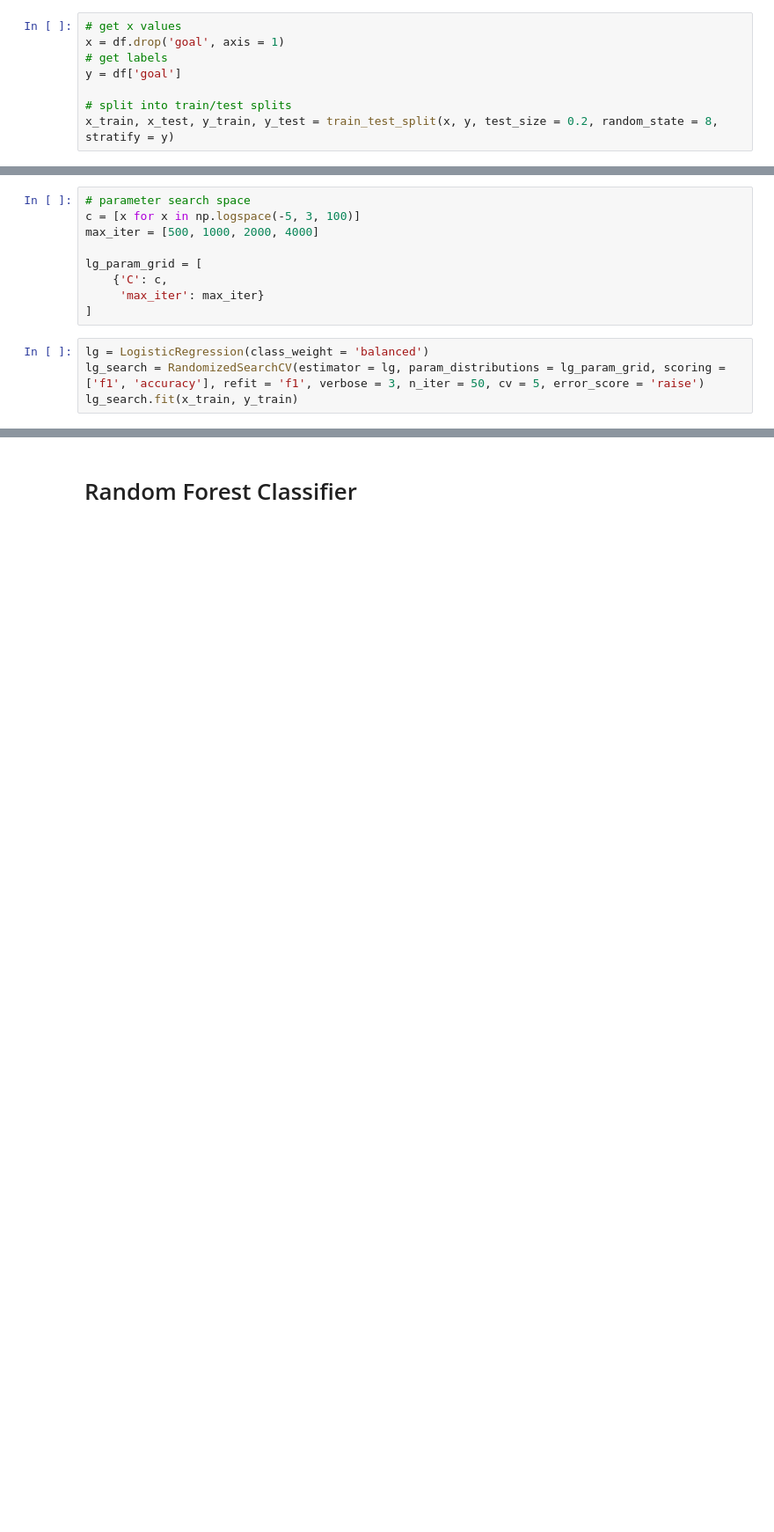
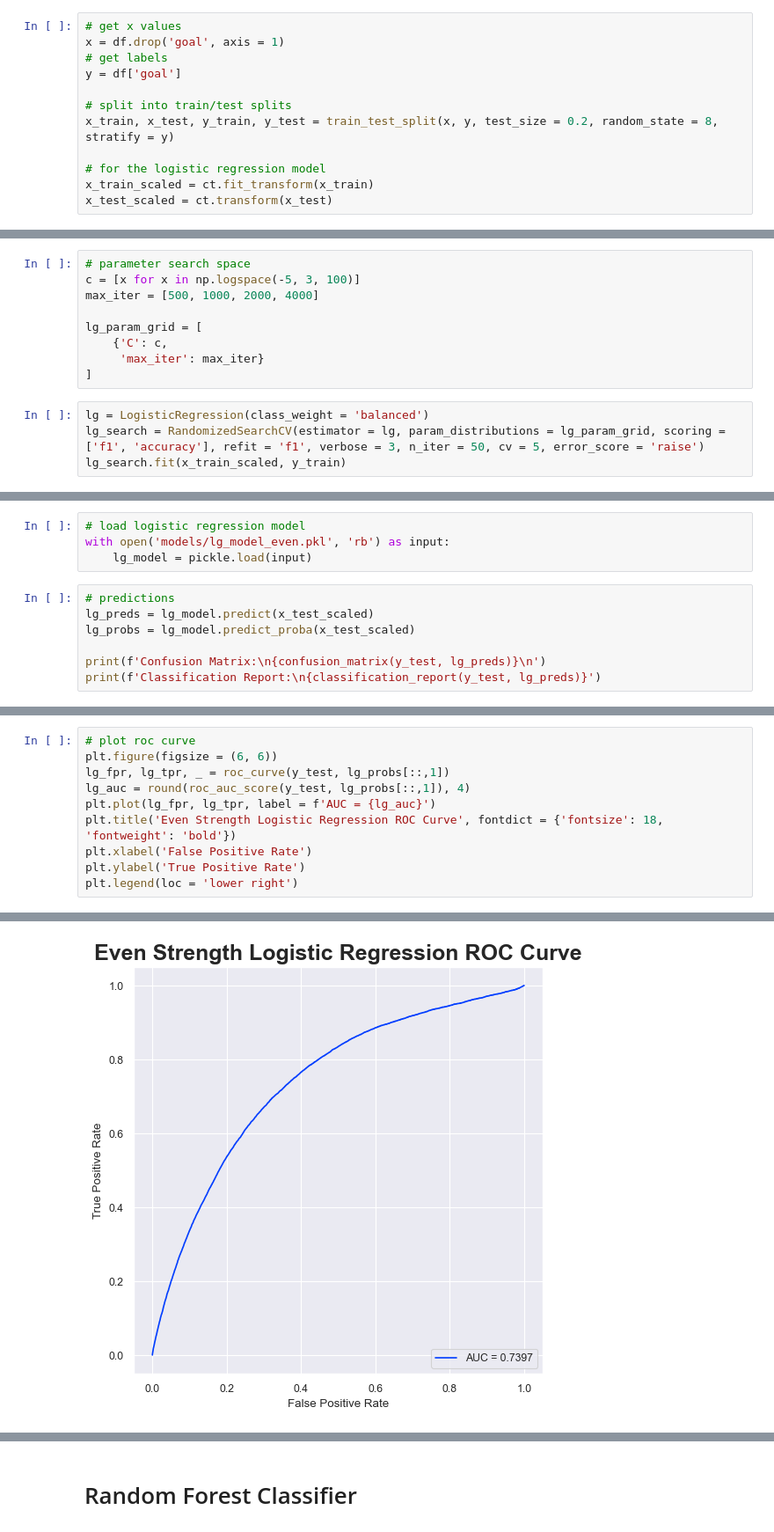
Before and after one commit to seankim658/NHL-xG-Modeling, a Jupyter notebook: src/even_model.ipynb, the cells around one changed output, grey strips where cells are left out. Shown at 88% size. Cells and saved outputs as stored; diff of their text form; blank space fills up the shorter version.

```diff
--- a/src/even_model.ipynb
+++ b/src/even_model.ipynb
@@ -221,5 +227,9 @@ y = df['goal']
 
 # split into train/test splits
 x_train, x_test, y_train, y_test = train_test_split(x, y, test_size = 0.2, random_state = 8, stratify = y)
+
+# for the logistic regression model
+x_train_scaled = ct.fit_transform(x_train)
+x_test_scaled = ct.transform(x_test)
 # %%
 print(f'x_train shape: {x_train.shape}\nx_test shape: {x_test.shape}\ny_train shape: {y_train.shape}\ny_test shape: {y_test.shape}')
@@ -248,6 +269,6 @@ lg_param_grid = [
 # %%
 lg = LogisticRegression(class_weight = 'balanced')
 lg_search = RandomizedSearchCV(estimator = lg, param_distributions = lg_param_grid, scoring = ['f1', 'accuracy'], refit = 'f1', verbose = 3, n_iter = 50, cv = 5, error_score = 'raise')
-lg_search.fit(x_train, y_train)
+lg_search.fit(x_train_scaled, y_train)
 # %% [output]
 Fitting 5 folds for each of 50 candidates, totalling 250 fits
@@ -377,0 +327,11 @@ LogisticRegression(C=0.0038535285937105314, class_weight='balanced',
+# %%
+# load logistic regression model
+with open('models/lg_model_even.pkl', 'rb') as input:
+    lg_model = pickle.load(input)
+# %%
+# predictions
+lg_preds = lg_model.predict(x_test_scaled)
+lg_probs = lg_model.predict_proba(x_test_scaled)
+
+print(f'Confusion Matrix:\n{confusion_matrix(y_test, lg_preds)}\n')
+print(f'Classification Report:\n{classification_report(y_test, lg_preds)}')
@@ -377,0 +352,11 @@ LogisticRegression(C=0.0038535285937105314, class_weight='balanced',
+# %%
+# plot roc curve
+plt.figure(figsize = (6, 6))
+lg_fpr, lg_tpr, _ = roc_curve(y_test, lg_probs[::,1])
+lg_auc = round(roc_auc_score(y_test, lg_probs[::,1]), 4)
+plt.plot(lg_fpr, lg_tpr, label = f'AUC = {lg_auc}')
+plt.title('Even Strength Logistic Regression ROC Curve', fontdict = {'fontsize': 18, 'fontweight': 'bold'})
+plt.xlabel('False Positive Rate')
+plt.ylabel('True Positive Rate')
+plt.legend(loc = 'lower right')
+# %% [output]
@@ -377,0 +364 @@ LogisticRegression(C=0.0038535285937105314, class_weight='balanced',
+[figure, added]
```
Also changed, not shown: parts of 23 cells of this notebook.
